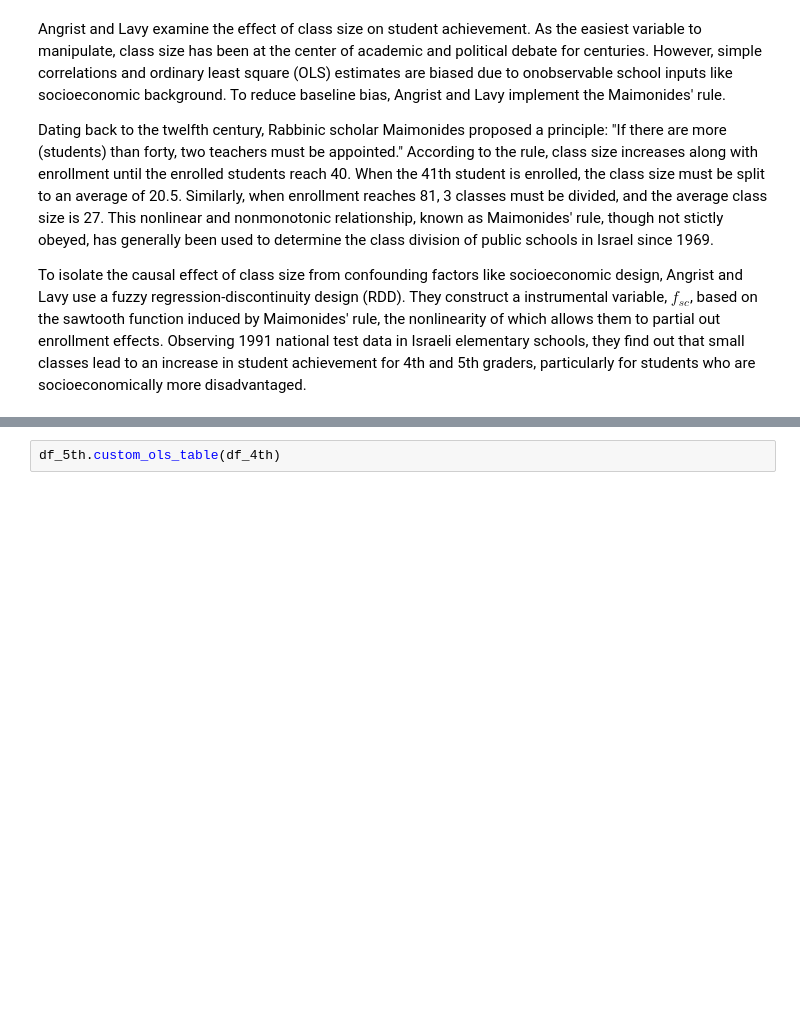
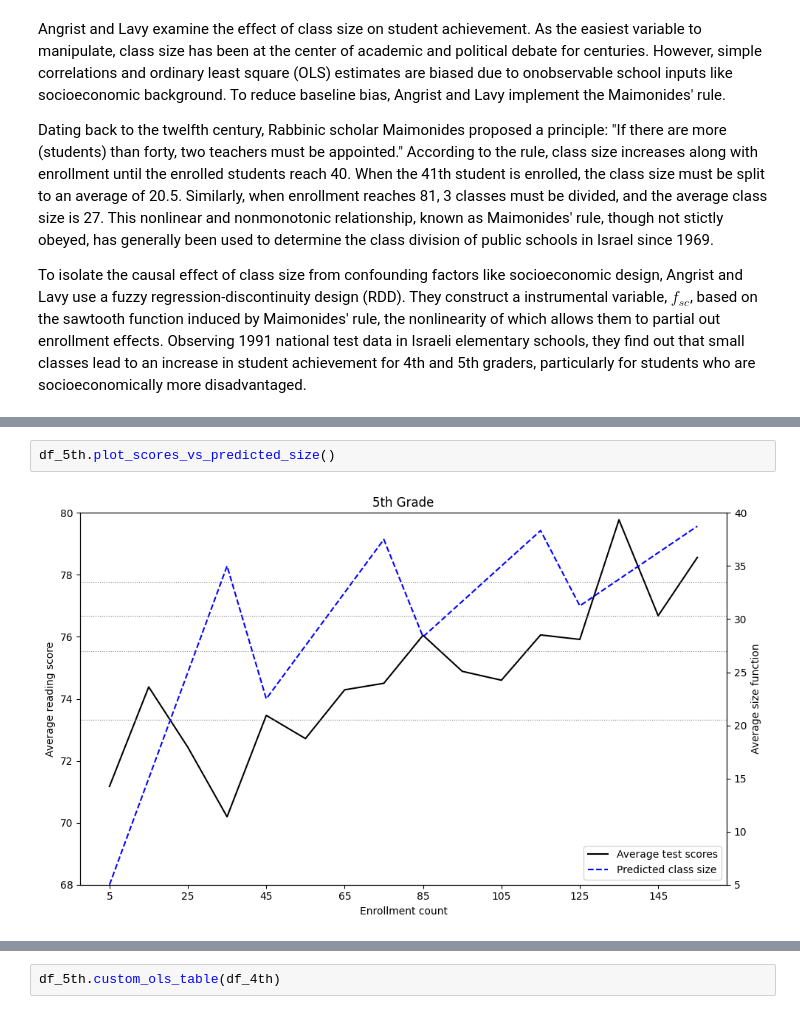
Before and after one commit to eisenhauerIO/project-business-decisions-didida2007, a Jupyter notebook: my-project.ipynb, the cells around one changed output, grey strips where cells are left out. Saved outputs shown, nothing was run; the diff lists cells and outputs as text; blank space fills up the shorter version.

```diff
--- a/my-project.ipynb
+++ b/my-project.ipynb
@@ -25,0 +104,4 @@ To isolate the causal effect of class size from confounding factors like socioec
+# %%
+df_5th.plot_scores_vs_predicted_size()
+# %% [output]
+[figure, added]
```
Also changed, not shown: parts of 37 cells of this notebook, 6 other files.
